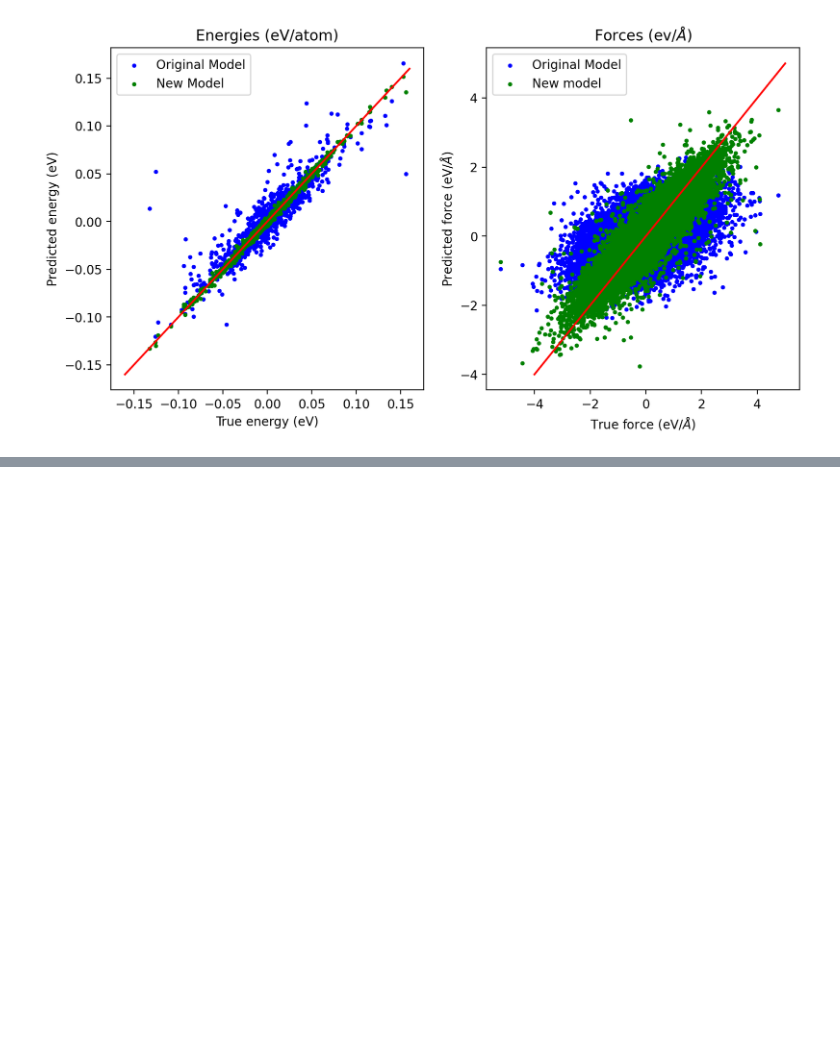
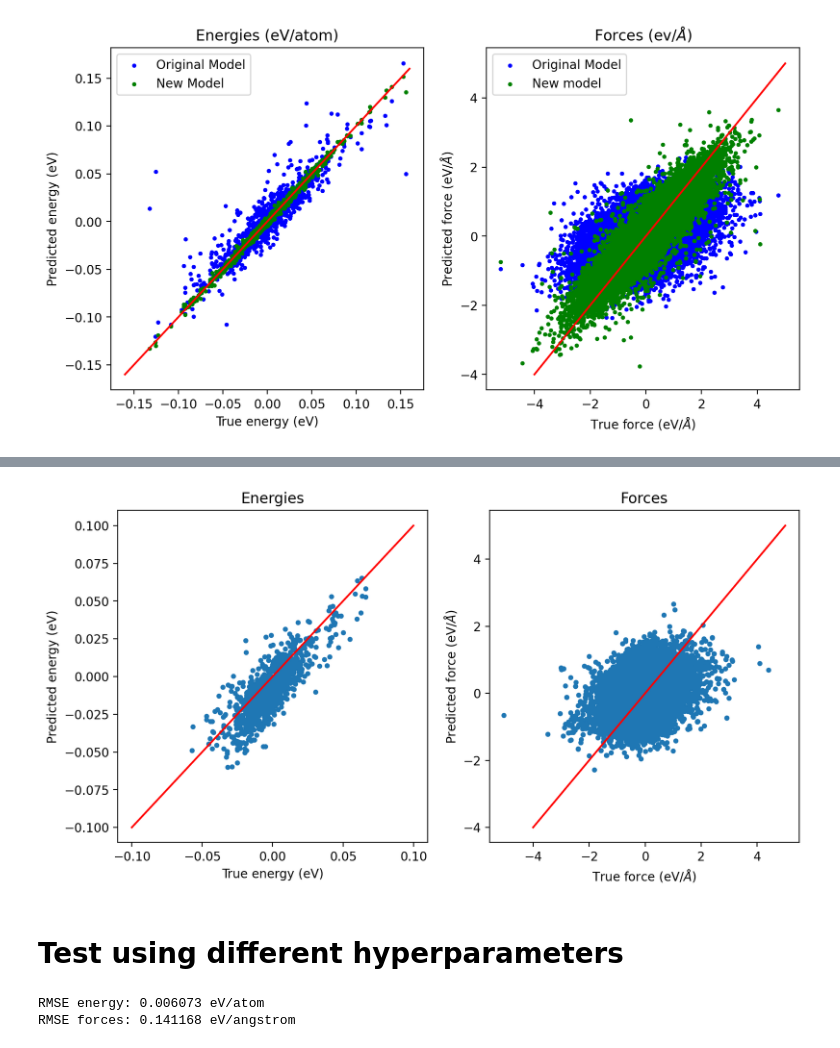
Before and after one commit to victorprincipe/genpot, a Jupyter notebook: delta_general.ipynb, the cells around one changed output, grey strips where cells are left out. Saved outputs shown, nothing was run; the diff lists cells and outputs as text; code cells hidden in the pictures; blank space fills up the shorter version.

```diff
--- a/delta_general.ipynb
+++ b/delta_general.ipynb
@@ -1693,0 +1861,16 @@ plt.savefig('figures/delta_model_comparison_val_set.png')
+# %%
+#Load model
+model = load_obj('CSD_GAP_model.json')
+# %%
+#predict energies and forces for test set
+npred=1000
+ytp = []
+ftp = []
+
+for ifrm, frm in enumerate(tqdm(csd_1k[:npred], desc = "Making predictions for test set...", leave=False)):
+    manager_test = soap.transform(frm)
+    ytp.append(model.predict(manager_test))
+    ftp.append(model.predict_forces(manager_test))
+
+y_test_pred_aditi = np.array(ytp).flatten()
+f_test_pred_aditi = np.concatenate(ftp)
@@ -1693,0 +1891,20 @@ plt.savefig('figures/delta_model_comparison_val_set.png')
+# %%
+#Plot predicted vs. actual energies and forces
+f,p = plt.subplots(1,2, figsize = (10, 5), dpi=200)
+p[0].scatter((y_test[:npred] - mlr.predict(X_test[:npred]))/np.sum(X_test[:npred],axis=1),
+             (y_test_pred_aditi[:npred] - mlr.predict(X_test[:npred]))/np.sum(X_test[:npred],axis=1), s=10)
+p[0].set_title('Energies')
+p[0].plot([-0.10,0.10], [-0.10, 0.10], color='red')
+p[0].set_xlabel('True energy (eV)')
+p[0].set_ylabel('Predicted energy (eV)')
+p[0].set()
+p[1].scatter(f_test.flatten(), f_test_pred_aditi.flatten(), s=10)
+p[1].plot([-4,5], [-4, 5], color='red')
+p[1].set_title(r'Forces')
+p[1].set_xlabel('True force (eV/$\AA$)')
+p[1].set_ylabel('Predicted force (eV/$\AA$)')
+plt.savefig('figures/Aditi_model_true_test_set_1k.png', facecolor='white')
+# %% [output]
+[figure, added]
+# %% [markdown]
+# Test using different hyperparameters
@@ -1693,0 +1939,6 @@ plt.savefig('figures/delta_model_comparison_val_set.png')
+# %%
+print('RMSE energy:', np.round(rmse_energy,6), 'eV/atom')
+print('RMSE forces:', np.round(rmse_forces,6), 'eV/angstrom')
+# %% [output]
+RMSE energy: 0.006073 eV/atom
+RMSE forces: 0.141168 eV/angstrom
```
Also changed, not shown: parts of 42 cells of this notebook, 3 other files.
